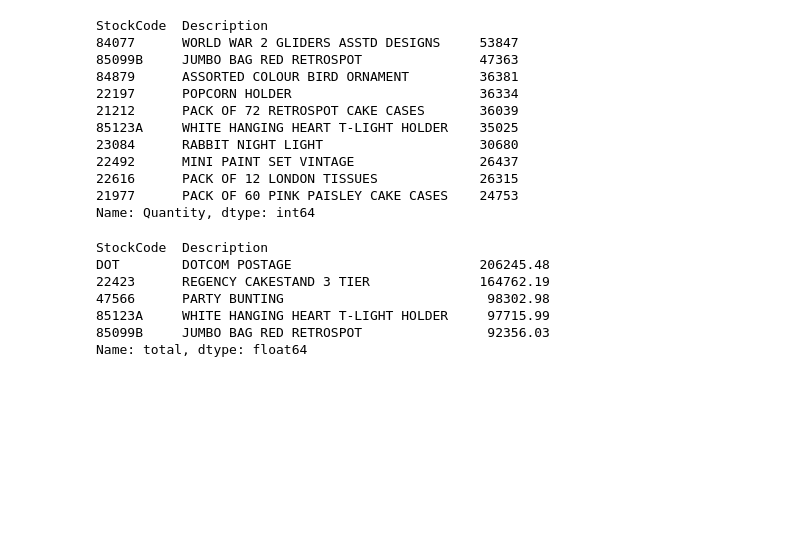
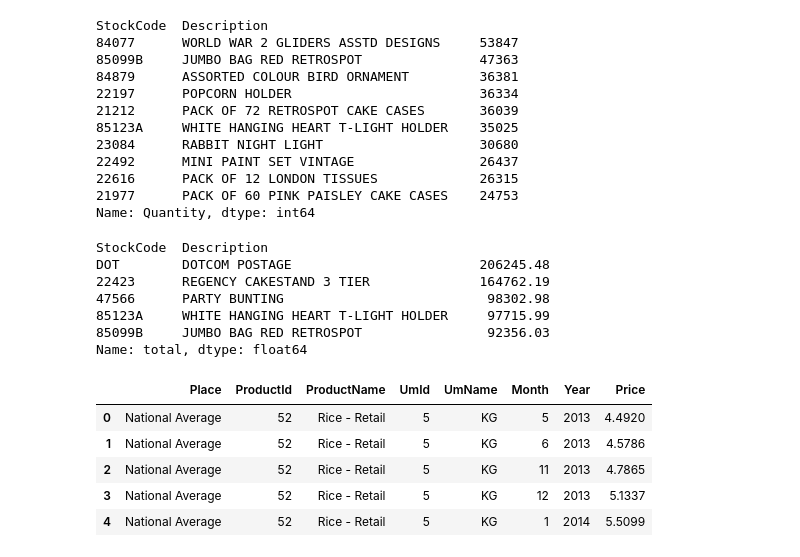
Before and after one commit to hunght92/Codegym, a Jupyter notebook: Học lại.ipynb, the cells around one changed output. Saved outputs shown, nothing was run; the diff lists cells and outputs as text; code cells hidden in the pictures; blank space fills up the shorter version.

```diff
--- a/Học lại.ipynb
+++ b/Học lại.ipynb
@@ -182,3 +182,17 @@ DOT        DOTCOM POSTAGE                        206245.48
 85123A     WHITE HANGING HEART T-LIGHT HOLDER     97715.99
 85099B     JUMBO BAG RED RETROSPOT                92356.03
 Name: total, dtype: float64
+# %%
+# Thực hành: Đọc dữ liệu vào DataFrame
+# Cách 1: Ghi tường minh các tham số
+import pandas as pd
+df=pd.read_csv(r"/workspaces/Codegym/Dataset/FoodPrice_in_Turkey.csv", encoding = "ISO-8859-1")
+# Hiển thị 5 dòng dữ liệu đầu tiên
+df.head()
+# %% [output]
+|  | Place | ProductId | ProductName | UmId | UmName | Month | Year | Price |
+| 0 | National Average | 52 | Rice - Retail | 5 | KG | 5 | 2013 | 4.4920 |
+| 1 | National Average | 52 | Rice - Retail | 5 | KG | 6 | 2013 | 4.5786 |
+| 2 | National Average | 52 | Rice - Retail | 5 | KG | 11 | 2013 | 4.7865 |
+| 3 | National Average | 52 | Rice - Retail | 5 | KG | 12 | 2013 | 5.1337 |
+| 4 | National Average | 52 | Rice - Retail | 5 | KG | 1 | 2014 | 5.5099 |
```
